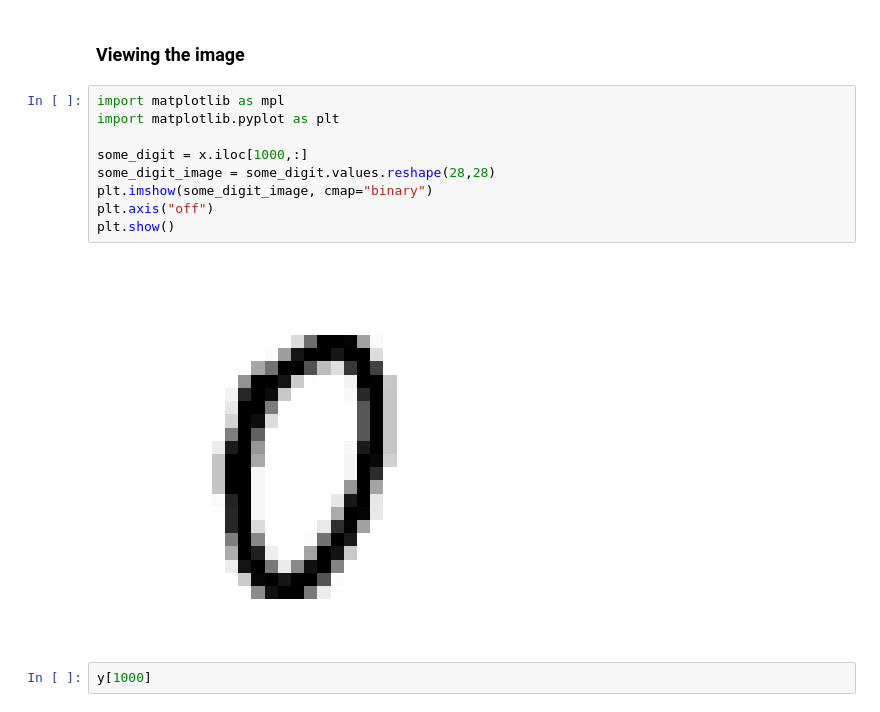
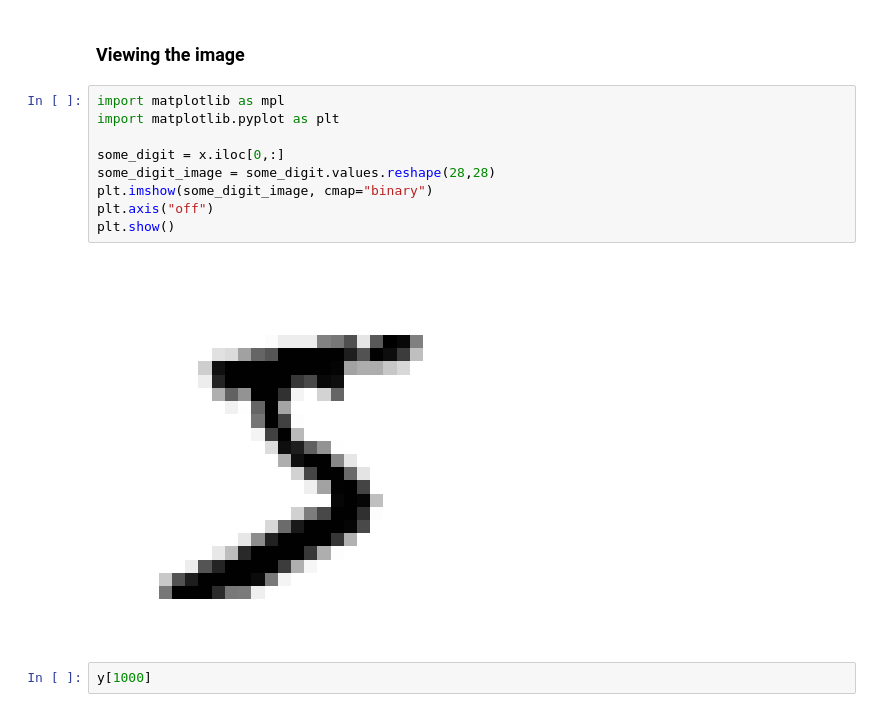
Before and after one commit to keshi-17/Classification_ML, a Jupyter notebook: Classification.ipynb, the cells around one changed output. Drawn from its saved outputs; the diff is of its cells as text.

```diff
--- a/Classification.ipynb
+++ b/Classification.ipynb
@@ -25,14 +25,14 @@ y.shape
 # %%
 import matplotlib as mpl
 import matplotlib.pyplot as plt
 
-some_digit = x.iloc[1000,:]
+some_digit = x.iloc[0,:]
 some_digit_image = some_digit.values.reshape(28,28)
 plt.imshow(some_digit_image, cmap="binary")
 plt.axis("off")
 plt.show()
 # %% [output]
-[figure, old version]
+[figure, new version]
 # %%
 y[1000]
 # %% [output]
```
Also changed, not shown: parts of 54 cells of this notebook, 3 other files.
